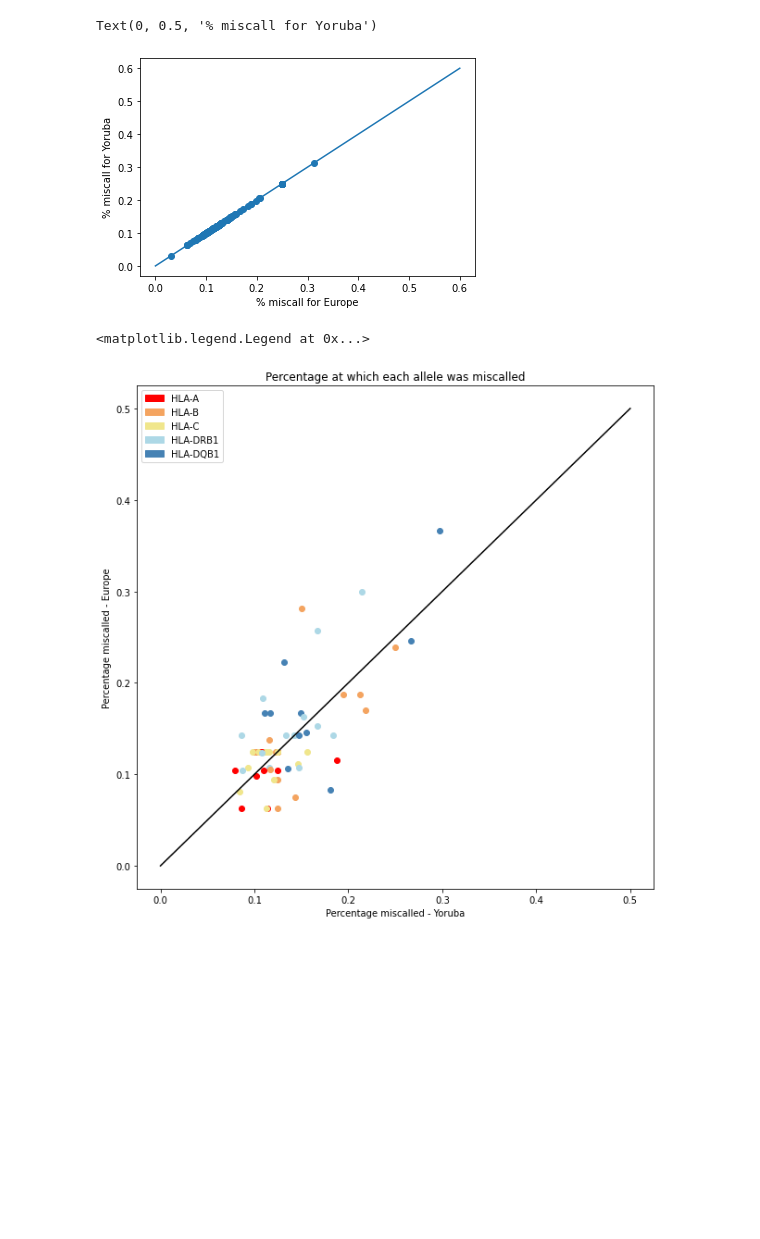
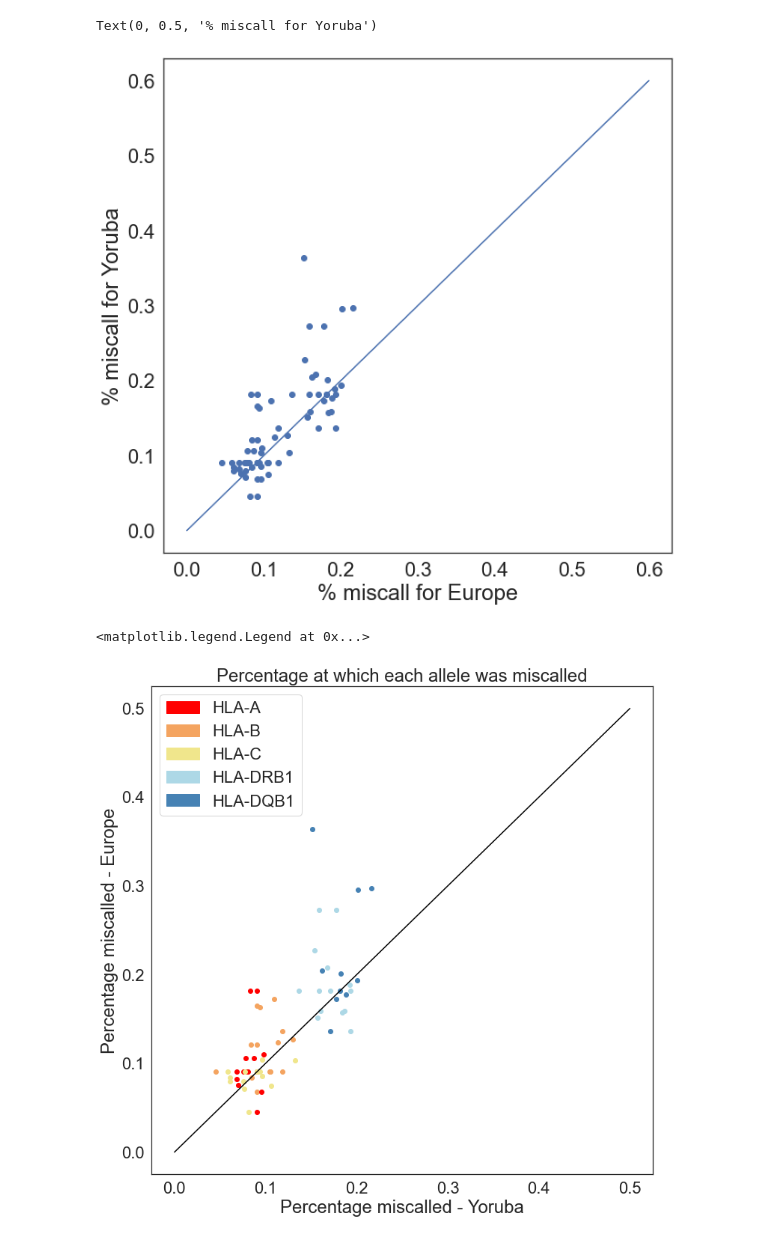
Before and after one commit to ydottie/hlaproject, a Jupyter notebook: notebooks/misreadalleles_by_ancestry_boxscatter.ipynb, the cells around one changed output. Cells and saved outputs as stored; diff of their text form; code cells hidden in the pictures; blank space fills up the shorter version.

```diff
--- a/notebooks/misreadalleles_by_ancestry_boxscatter.ipynb
+++ b/notebooks/misreadalleles_by_ancestry_boxscatter.ipynb
@@ -66,7 +47,7 @@ for k in y_all.keys():
 
 df_y = pd.DataFrame(df_y,columns=['allele','all','missed','percentage'])
 df_y = df_y.sort_values(by=['percentage'],ascending=False)
-df_y = df_y.drop(index=[3]) # drop error
+#df_y = df_y.drop(index=[3]) # drop error
 df_y = df_y[df_y.percentage != 0] # drop all zeros... comment out if you want to keep completely accurate alleles in plot
 df_y
 # %% [output]
@@ -96,7 +77,7 @@ for k in e_all.keys():
 
 df_e = pd.DataFrame(df_e,columns=['allele','all','missed','percentage'])
 df_e = df_e.sort_values(by=['percentage'],ascending=False)
-df_e = df_e.drop(index=[3]) # drop top row, it holds na values
+df_e = df_e.drop(index=[118]) # drop top row, it holds na values
 df_e = df_e[df_e.percentage != 0] # drop all zeros... comment out if you want to keep completely accurate alleles in plot
 df_e
 # %% [output]
@@ -127,0 +110,20 @@ plt.xticks([1,2],['yoruba','europe'])
+# %%
+# add locus column to dataframes
+
+def get_locus(allele):
+    if allele[0] == "D":
+        if allele[1] == 'R':
+            return "DRB1"
+        else:
+            return "DQB1"
+
+    else:
+        return allele[0]
+
+e_loci = [get_locus(allele) for allele in df_e["allele"]]
+df_e.insert(1, "Locus", e_loci, True)
+print(df_e)
+
+y_loci = [get_locus(allele) for allele in df_y["allele"]]
+df_y.insert(1, "Locus", y_loci, True)
+print(df_y)
@@ -127,0 +148,9 @@ plt.xticks([1,2],['yoruba','europe'])
+# %%
+# null again lol
+plt.figure(figsize=(10,10))
+
+df_e['dataset'] = 'Europe'
+df_y['dataset'] = 'Yoruba'
+sns.boxplot(data=pd.concat([df_e, df_y]), x='Locus', y='percentage', hue='dataset', palette='spring')
+
+plt.ylabel("Percentage of miscalls")
@@ -128,16 +160,31 @@ plt.xticks([1,2],['yoruba','europe'])
 # %%
+plt.figure(figsize=(10,10))
+
+sns.set_context("paper")
+sns.color_palette("pastel")
+
+sns.set(font_scale=2)
+sns.set_style("white")
+
 df = pd.merge(df_y, df_e, on='allele')
 
 plt.scatter(df['percentage_y'],df['percentage_x'])
 plt.plot(np.linspace(0, 0.6, 100),np.linspace(0, 0.6, 100))
 plt.xlabel('% miscall for Europe')
 plt.ylabel('% miscall for Yoruba')
 # %% [output]
 Text(0, 0.5, '% miscall for Yoruba')
-[figure, old version]
+[figure, new version]
 # %%
-plt.figure(figsize=(10,10))
+plt.figure(figsize=(12,12))
 plt.plot(np.linspace(0, 0.5, 100),np.linspace(0, 0.5, 100),color='black')
+
+
+sns.set_context("paper")
+sns.color_palette("pastel")
+
+sns.set(font_scale=2)
+sns.set_style("white")
 
 
 # IN THE DATAFRAME, pd.merge automatically labeled tge percentages x and y. x = yoruba, y = europe
@@ -173,4 +220,4 @@ plt.title('Percentage at which each allele was miscalled')
 plt.legend(handles, labels)
 # %% [output]
 <matplotlib.legend.Legend at 0x...>
-[figure, old version]
+[figure, new version]
```
Also changed, not shown: parts of 10 cells of this notebook, 3 other files.
